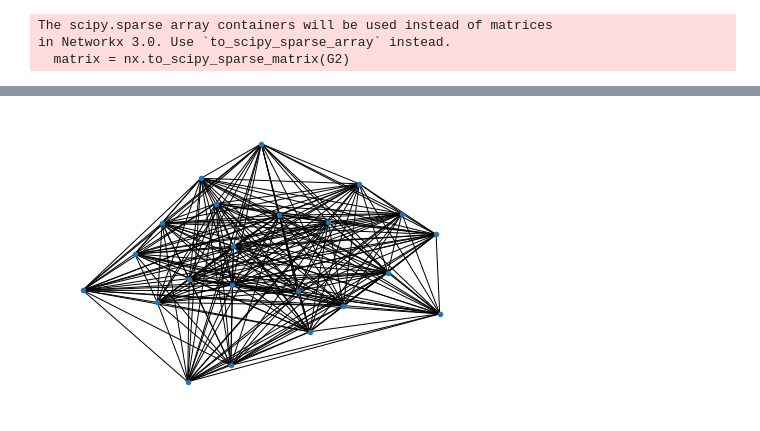
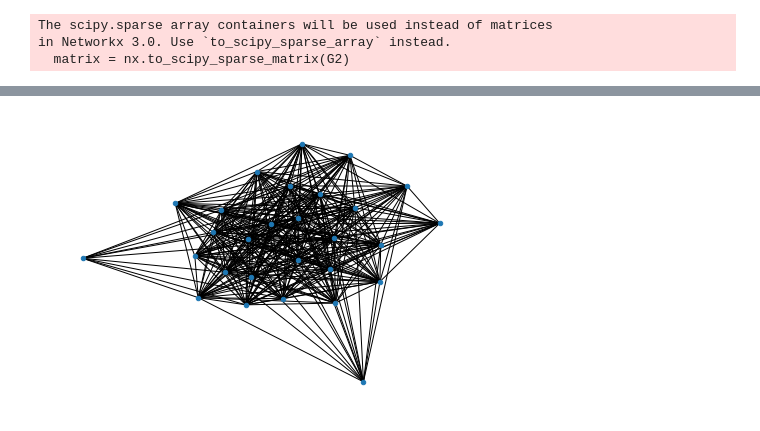
Before and after one commit to jqxcz/MATH3888, a Jupyter notebook: Experiments.ipynb, the cells around one changed output, grey strips where cells are left out. Cells and saved outputs as stored; diff of their text form; code cells hidden in the pictures.

```diff
--- a/Experiments.ipynb
+++ b/Experiments.ipynb
@@ -252,7 +256,7 @@ print(sorted(edge_weights)[len(edge_weights)//2])
 # %%
-nx.draw(G3,node_size = 20)
+nx.draw(G3,node_size = 20, pos=nx.spring_layout(G2, weight='weight'))
 # %% [output]
-[figure, old version]
+[figure, new version]
 # %%
 import networkx.algorithms.shortest_paths as nx_path
 # %%
```
Also changed, not shown: parts of 19 cells of this notebook, 5 other files.
